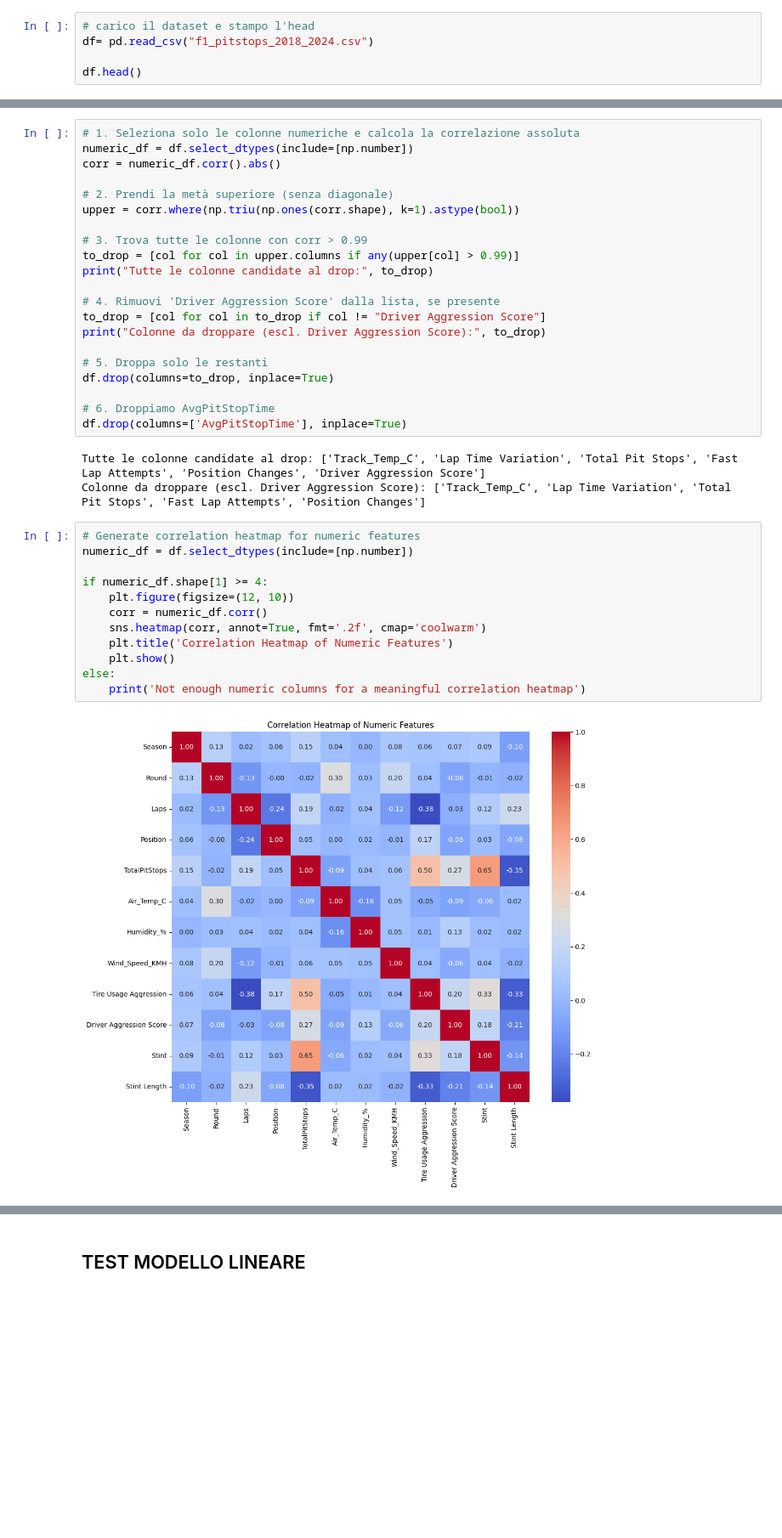
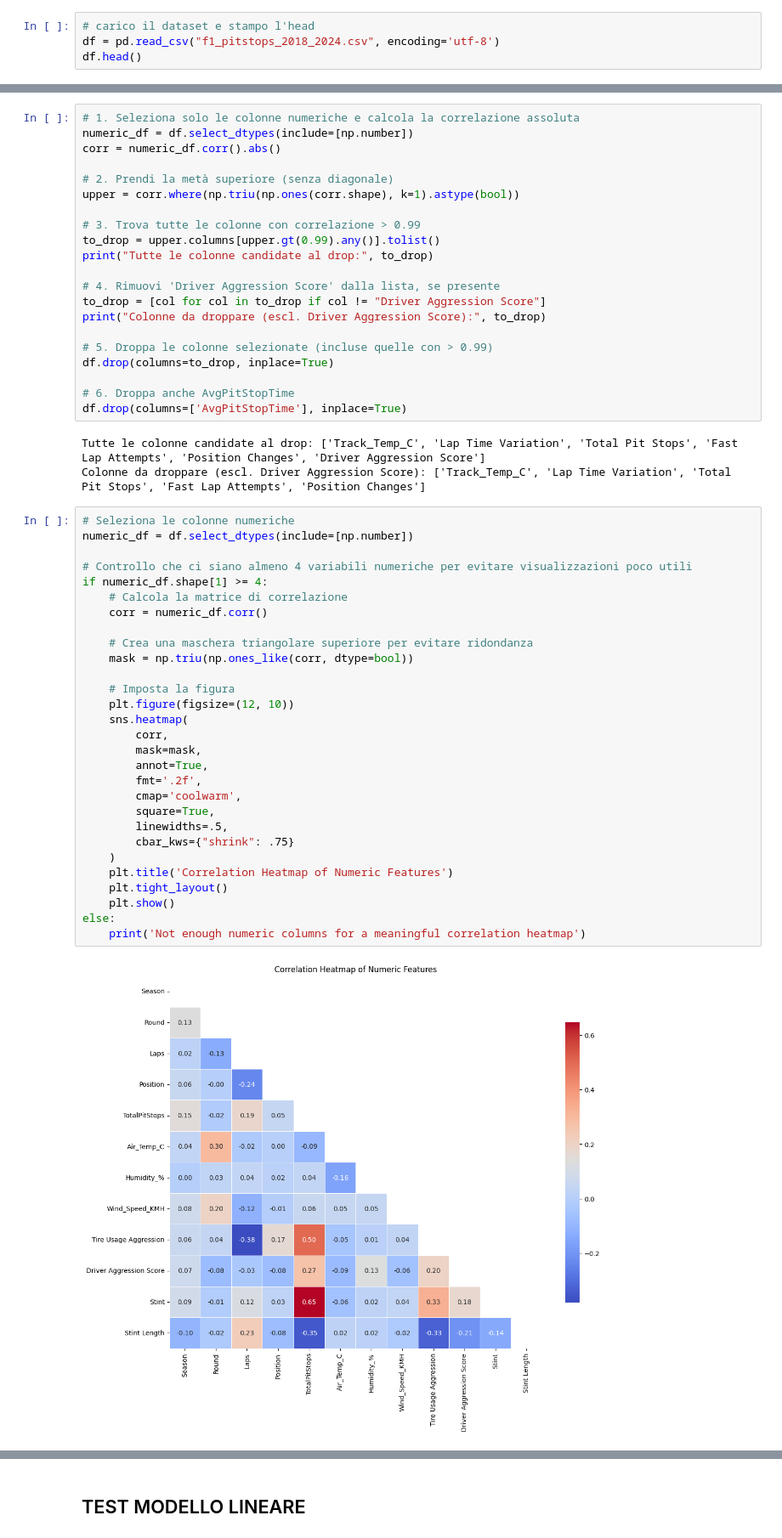
Before and after one commit to aminb00/StatisticalLearningProject, a Jupyter notebook: DataPreparation.ipynb, the cells around one changed output, grey strips where cells are left out. Shown at 85% size. Drawn from its saved outputs; the diff is of its cells as text; blank space fills up the shorter version.

```diff
--- a/DataPreparation.ipynb
+++ b/DataPreparation.ipynb
@@ -16,7 +20,6 @@ import seaborn as sns
 # %%
 # carico il dataset e stampo l'head
-df= pd.read_csv("f1_pitstops_2018_2024.csv")
-
+df = pd.read_csv("f1_pitstops_2018_2024.csv", encoding='utf-8')
 df.head()
 # %% [output]
 |  | Season | Round | Circuit | Driver | Constructor | Laps | Position | TotalPitStops | AvgPitStopTime | ... |
@@ -181,36 +211,53 @@ corr = numeric_df.corr().abs()
 # 2. Prendi la metà superiore (senza diagonale)
 upper = corr.where(np.triu(np.ones(corr.shape), k=1).astype(bool))
 
-# 3. Trova tutte le colonne con corr > 0.99
-to_drop = [col for col in upper.columns if any(upper[col] > 0.99)]
+# 3. Trova tutte le colonne con correlazione > 0.99
+to_drop = upper.columns[upper.gt(0.99).any()].tolist()
 print("Tutte le colonne candidate al drop:", to_drop)
 
 # 4. Rimuovi 'Driver Aggression Score' dalla lista, se presente
 to_drop = [col for col in to_drop if col != "Driver Aggression Score"]
 print("Colonne da droppare (escl. Driver Aggression Score):", to_drop)
 
-# 5. Droppa solo le restanti
+# 5. Droppa le colonne selezionate (incluse quelle con > 0.99)
 df.drop(columns=to_drop, inplace=True)
 
-# 6. Droppiamo AvgPitStopTime
+# 6. Droppa anche AvgPitStopTime
 df.drop(columns=['AvgPitStopTime'], inplace=True)
 # %% [output]
 Tutte le colonne candidate al drop: ['Track_Temp_C', 'Lap Time Variation', 'Total Pit Stops', 'Fast Lap Attempts', 'Position Changes', 'Driver Aggression Score']
 Colonne da droppare (escl. Driver Aggression Score): ['Track_Temp_C', 'Lap Time Variation', 'Total Pit Stops', 'Fast Lap Attempts', 'Position Changes']
 # %%
-# Generate correlation heatmap for numeric features
+# Seleziona le colonne numeriche
 numeric_df = df.select_dtypes(include=[np.number])
 
+# Controllo che ci siano almeno 4 variabili numeriche per evitare visualizzazioni poco utili
 if numeric_df.shape[1] >= 4:
+    # Calcola la matrice di correlazione
+    corr = numeric_df.corr()
+
+    # Crea una maschera triangolare superiore per evitare ridondanza
+    mask = np.triu(np.ones_like(corr, dtype=bool))
+
+    # Imposta la figura
     plt.figure(figsize=(12, 10))
-    corr = numeric_df.corr()
-    sns.heatmap(corr, annot=True, fmt='.2f', cmap='coolwarm')
+    sns.heatmap(
+        corr,
+        mask=mask,
+        annot=True,
+        fmt='.2f',
+        cmap='coolwarm',
+        square=True,
+        linewidths=.5,
+        cbar_kws={"shrink": .75}
+    )
     plt.title('Correlation Heatmap of Numeric Features')
+    plt.tight_layout()
     plt.show()
 else:
     print('Not enough numeric columns for a meaningful correlation heatmap')
 # %% [output]
-[figure, old version]
+[figure, new version]
 # %%
 # Seleziona solo le variabili numeriche tranne 'Driver Aggression Score'
 numeric_cols = df.select_dtypes(include='number').columns
```
Also changed, not shown: parts of 23 cells of this notebook.
